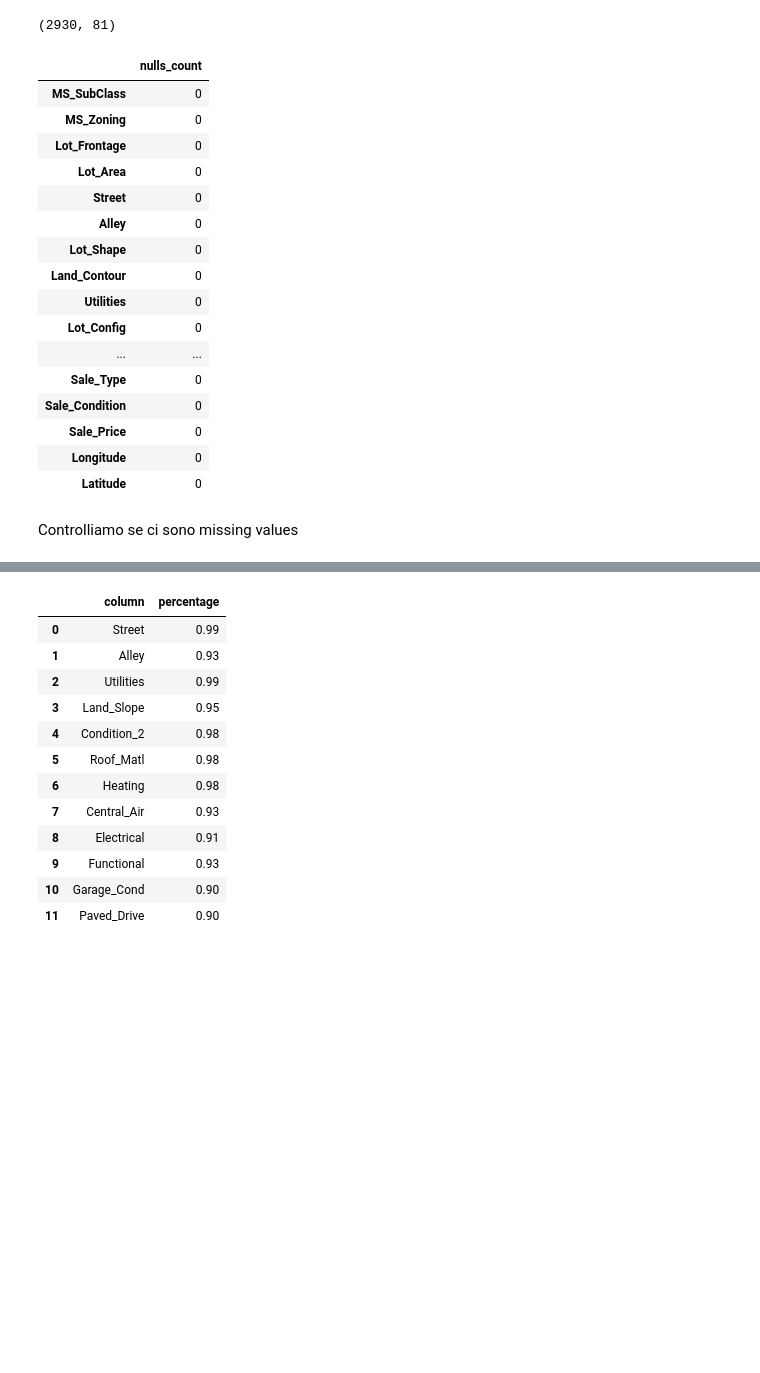
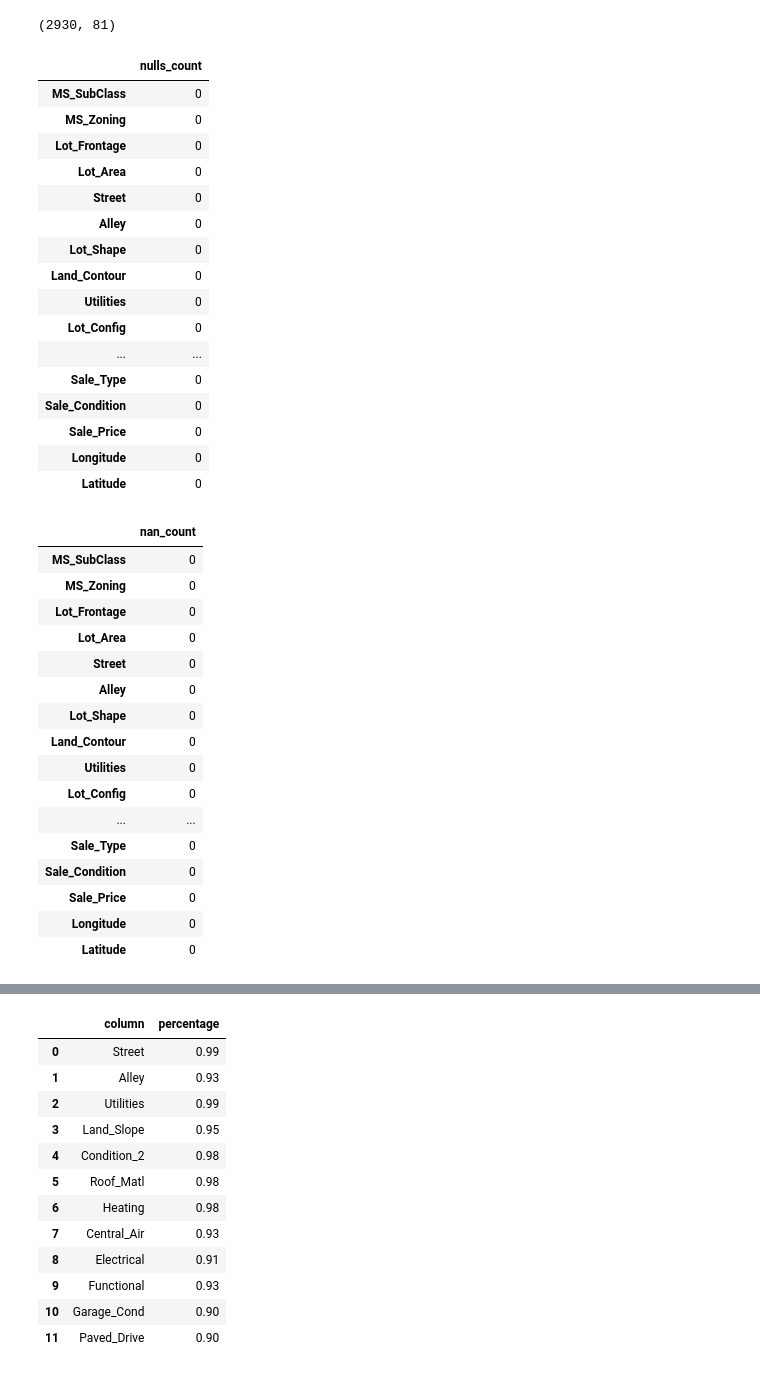
Before and after one commit to RiccardoSale/Ames-Housing-ML-Analysis, a Jupyter notebook: cleaning.ipynb, the cells around one changed output, grey strips where cells are left out. Cells and saved outputs as stored; diff of their text form; code cells hidden in the pictures; blank space fills up the shorter version.

```diff
--- a/cleaning.ipynb
+++ b/cleaning.ipynb
@@ -1,43 +1,64 @@
 # %%
-#TODO controllare se fare 'Central_Air' direttamente binario o lasciare OneHotEncoding
-
+import warnings
 import pandas as pd
 import numpy as np
 import seaborn as sns
 import matplotlib.pyplot as plt
 from scipy.io.arff import loadarff
 
+#muting warnings
+warnings.filterwarnings('ignore')
+
+#display options
+pd.set_option('display.max_rows', 500)
+pd.set_option('display.max_columns', 500)
+pd.set_option('display.width', 1000)
+
 raw_data = loadarff('house.arff')
 df = pd.DataFrame(raw_data[0])
-
 print(df.shape)
 
 nulls_count = pd.DataFrame(df.isnull().sum(), columns=['nulls_count'])
 nulls_count.loc[nulls_count.loc[:,'nulls_count']>0,:].sort_values(by='nulls_count', ascending=False)
 
-pd.set_option('display.max_rows', 500)
-pd.set_option('display.max_columns', 500)
-pd.set_option('display.width', 1000)
+nan_count = pd.DataFrame(df.isna().sum(), columns=['nan_count'])
+nan_count.loc[nan_count.loc[:,'nan_count']>0,:].sort_values(by='nan_count', ascending=False)
 
 display(nulls_count)
+display(nan_count)
 # %% [output]
 (2930, 81)
 |  | nulls_count |
 | MS_SubClass | 0 |
 | MS_Zoning | 0 |
 | Lot_Frontage | 0 |
 | Lot_Area | 0 |
 | Street | 0 |
 | Alley | 0 |
 | Lot_Shape | 0 |
 | Land_Contour | 0 |
 | Utilities | 0 |
 | Lot_Config | 0 |
 | ... | ... |
 | Sale_Type | 0 |
 | Sale_Condition | 0 |
 | Sale_Price | 0 |
 | Longitude | 0 |
 | Latitude | 0 |
+|  | nan_count |
+| MS_SubClass | 0 |
+| MS_Zoning | 0 |
+| Lot_Frontage | 0 |
+| Lot_Area | 0 |
+| Street | 0 |
+| Alley | 0 |
+| Lot_Shape | 0 |
+| Land_Contour | 0 |
+| Utilities | 0 |
+| Lot_Config | 0 |
+| ... | ... |
+| Sale_Type | 0 |
+| Sale_Condition | 0 |
+| Sale_Price | 0 |
+| Longitude | 0 |
+| Latitude | 0 |
-# %% [markdown]
-Controlliamo se ci sono missing values
```
Also changed, not shown: parts of 19 cells of this notebook, 13 other files.
